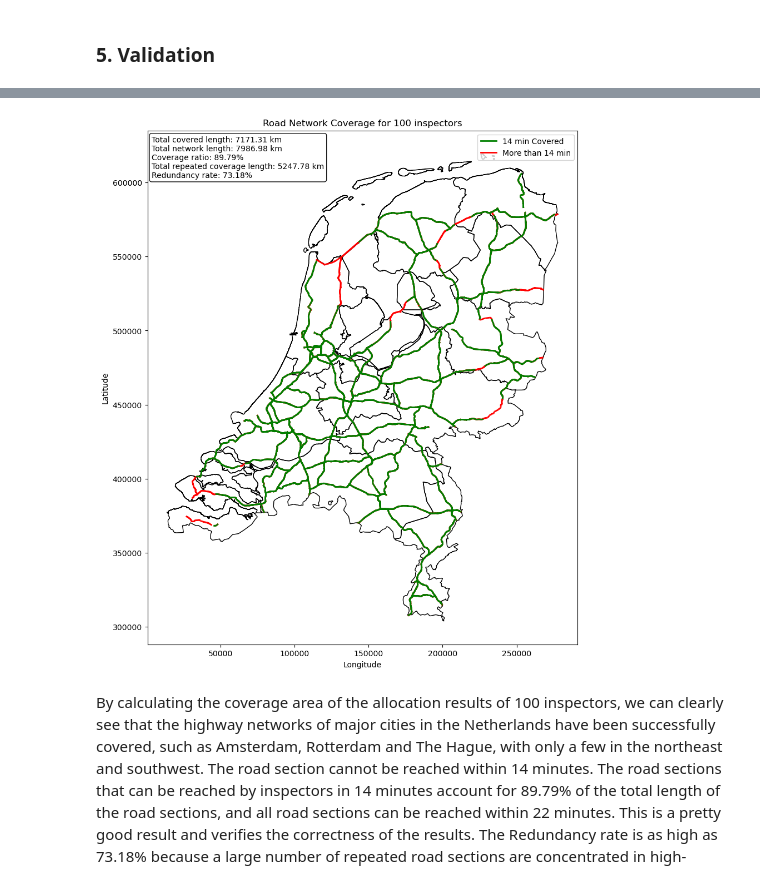
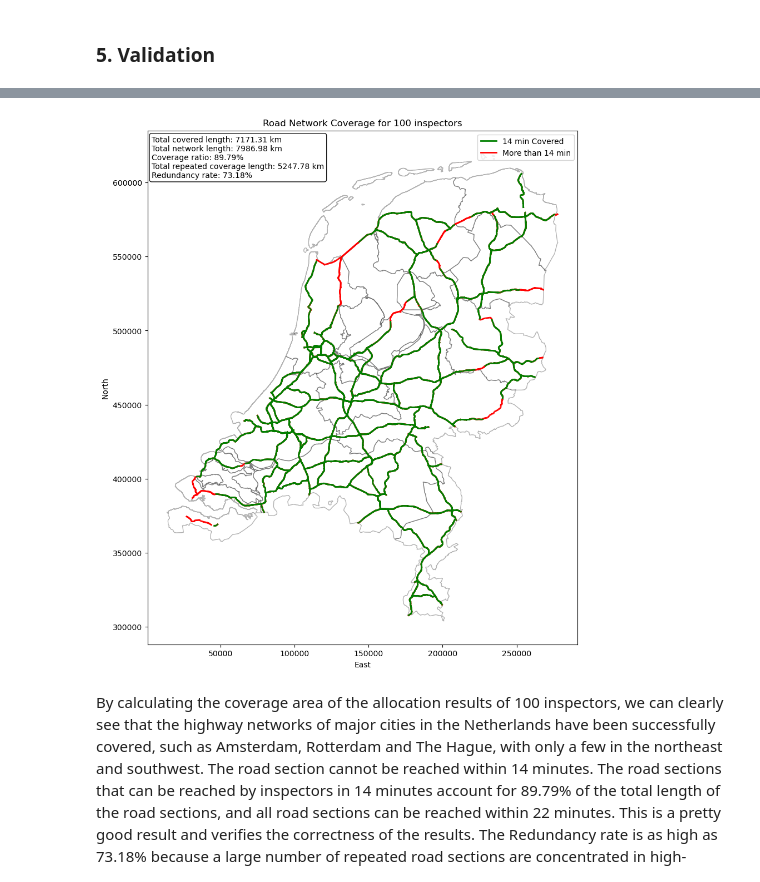
Before and after one commit to Max-Lange/CIEM6302_RWS-Project, a Jupyter notebook: final_notebook.ipynb, the cells around one changed output, grey strips where cells are left out. Drawn from its saved outputs; the diff is of its cells as text; code cells hidden in the pictures.

```diff
--- a/final_notebook.ipynb
+++ b/final_notebook.ipynb
@@ -589,40 +597,40 @@ Redundancy rate: 0.7317741893406073
 fig, ax = plt.subplots(figsize=(12, 12))
 
 road_network.plot(ax=ax, color='red', linewidth=2, label='Uncovered')
-NL_map.plot(ax = ax, facecolor = "None")
+NL_map.plot(ax = ax, facecolor = "None", alpha = 0.3)
 
 # Retrieve the geometries for covered edges from the NWB_Graph using the unique edges identified earlier
 covered_edges_geom = [NWB_Graph[edge[0]][edge[1]][0]['geom'] for edge in unique_edges
                       if 'geom' in NWB_Graph[edge[0]][edge[1]][0] and NWB_Graph[edge[0]][edge[1]][0]['geom'] is not None]
 covered_edges_gdf = gpd.GeoDataFrame({'geometry': covered_edges_geom})
 
 covered_edges_gdf.plot(ax=ax, color='green', linewidth=2, label='Covered')
 
 legend_elements = [Line2D([0], [0], color='green', lw=2, label='14 min Covered'),
                    Line2D([0], [0], color='red', lw=2, label='More than 14 min')]
 ax.legend(handles=legend_elements, loc='upper right')
 
 ax.set_title('Road Network Coverage for 100 inspectors')
-ax.set_xlabel('Longitude')
-ax.set_ylabel('Latitude')
+ax.set_xlabel('East')
+ax.set_ylabel('North')
 ax.text(
     x=0.01,
     y=0.99,
     s=f"Total covered length: {covered_length / 1000:.2f} km\n"
       f"Total network length: {total_length / 1000:.2f} km\n"
       f"Coverage ratio: {coverage_ratio:.2%}\n"
       f"Total repeated coverage length: {repeated_length / 1000:.2f} km\n"
       f"Redundancy rate: {redundancy_rate:.2%}",
     transform=ax.transAxes,
     fontsize=10,
     verticalalignment='top',
     horizontalalignment='left',
     bbox=dict(boxstyle="round,pad=0.3", edgecolor='black', facecolor='white', alpha=0.9)
 )
 
 plt.show()
 # %% [output]
-[figure, old version]
+[figure, new version]
 # %% [markdown]
 By calculating the coverage area of the allocation results of 100 inspectors, we can clearly see that the highway networks of major cities in the Netherlands have been successfully covered, such as Amsterdam, Rotterdam and The Hague, with only a few in the northeast and southwest. The road section cannot be reached within 14 minutes. The road sections that can be reached by inspectors in 14 minutes account for 89.79% of the total length of the road sections, and all road sections can be reached within 22 minutes. This is a pretty good result and verifies the correctness of the results. The Redundancy rate is as high as 73.18% because a large number of repeated road sections are concentrated in high-accident areas such as big cities. This ensures that when an inspector is not available to handle another incident in this area, nearby inspectors will quickly come to fill the vacancy.
 # %% [markdown]
```
Also changed, not shown: parts of 21 cells of this notebook.
